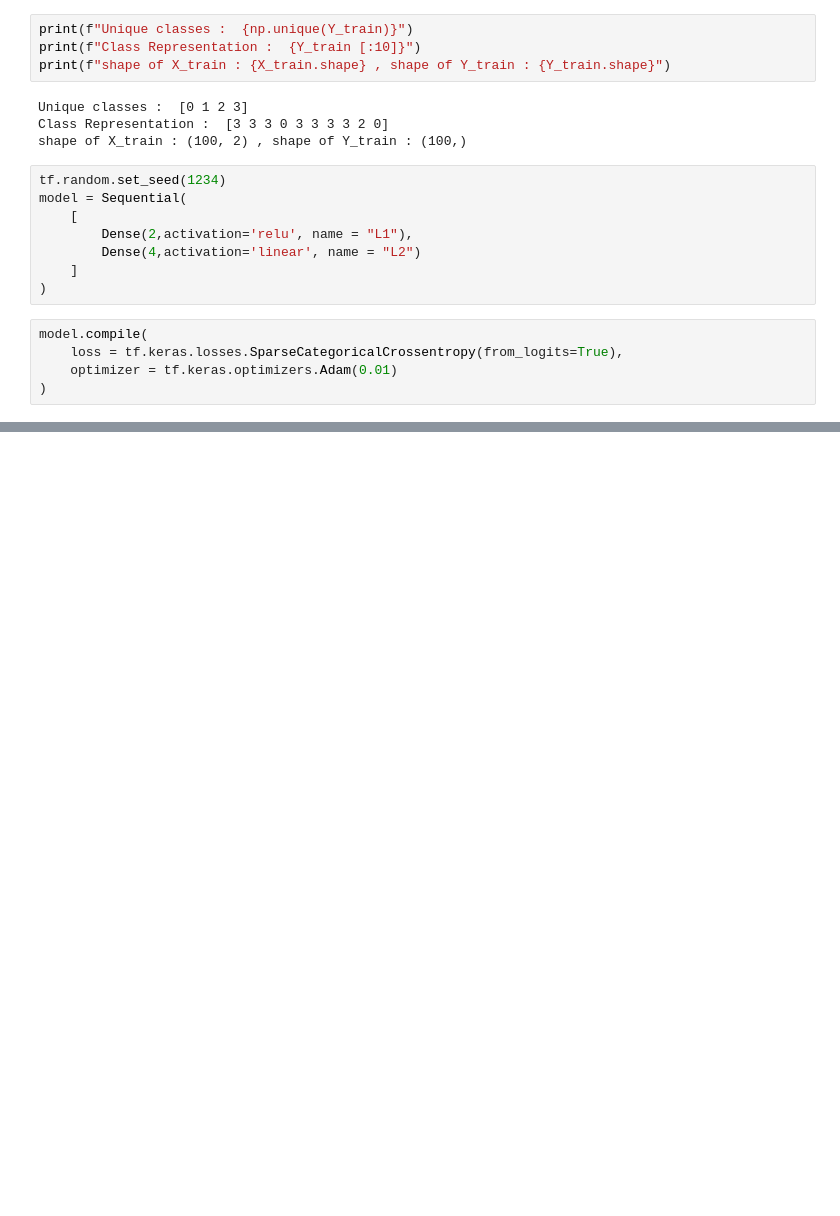
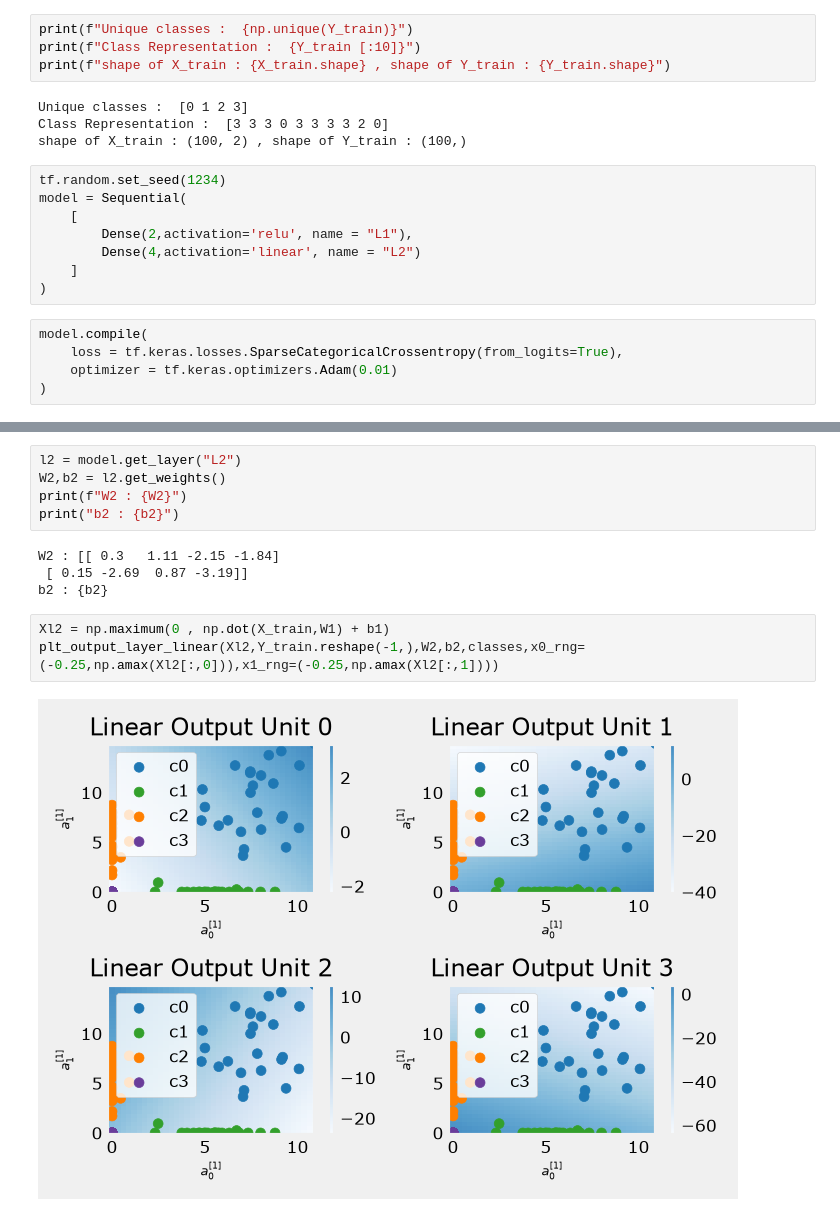
Before and after one commit to Sreesanth-e/ML, a Jupyter notebook: C2/multiclass_Week_2.ipynb, the cells around one changed output, grey strips where cells are left out. Saved outputs shown, nothing was run; the diff lists cells and outputs as text; blank space fills up the shorter version.

```diff
--- a/C2/multiclass_Week_2.ipynb
+++ b/C2/multiclass_Week_2.ipynb
@@ -78,0 +89,14 @@ W1,b1 = l1.get_weights()
+# %%
+l2 = model.get_layer("L2")
+W2,b2 = l2.get_weights()
+print(f"W2 : {W2}")
+print("b2 : {b2}")
+# %% [output]
+W2 : [[ 0.3   1.11 -2.15 -1.84]
+ [ 0.15 -2.69  0.87 -3.19]]
+b2 : {b2}
+# %%
+Xl2 = np.maximum(0 , np.dot(X_train,W1) + b1)
+plt_output_layer_linear(Xl2,Y_train.reshape(-1,),W2,b2,classes,x0_rng=(-0.25,np.amax(Xl2[:,0])),x1_rng=(-0.25,np.amax(Xl2[:,1])))
+# %% [output]
+[figure, added]
```
Also changed, not shown: parts of 4 cells of this notebook.
